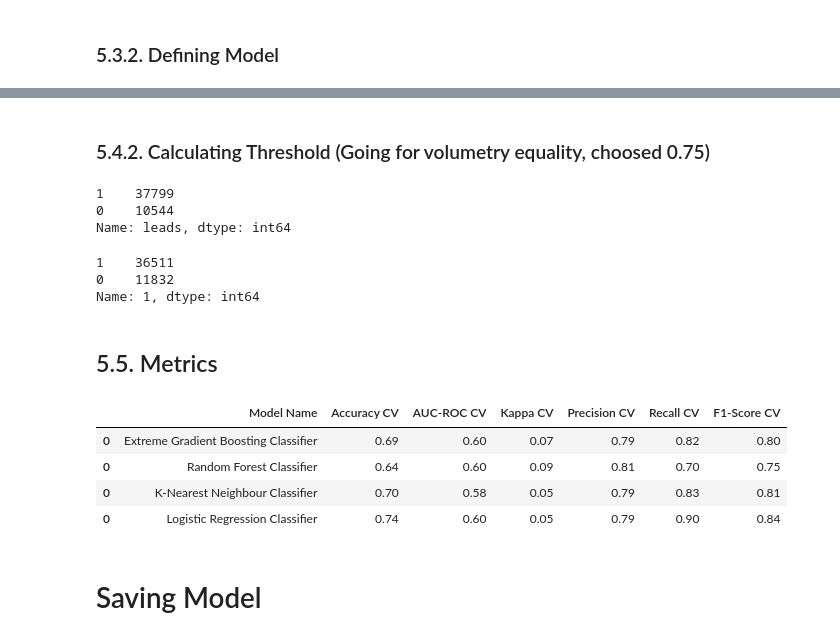
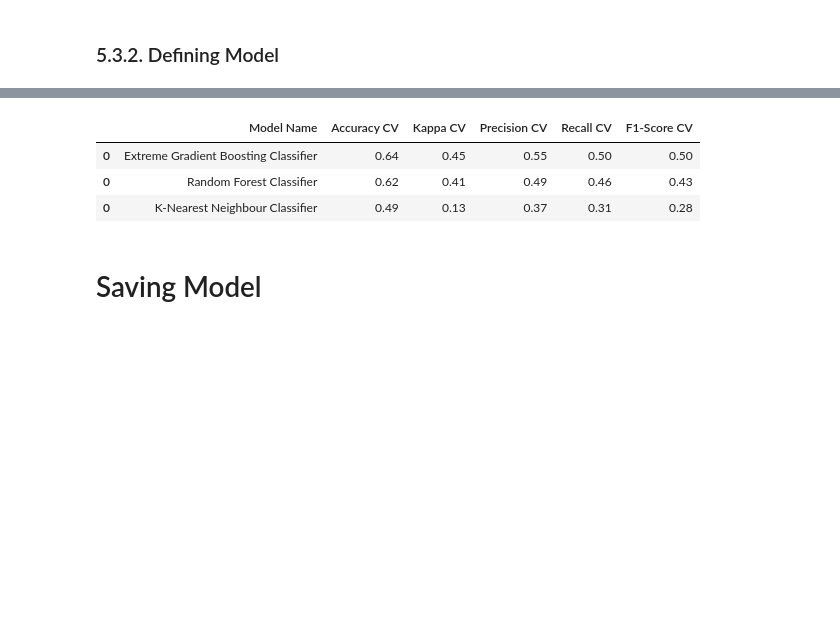
Before and after one commit to Valcilio/product_categorization, a Jupyter notebook: notebooks/03-model_evaluation_classification.ipynb, the cells around one changed output, grey strips where cells are left out. Saved outputs shown, nothing was run; the diff lists cells and outputs as text; code cells hidden in the pictures; blank space fills up the shorter version.

```diff
--- a/notebooks/03-model_evaluation_classification.ipynb
+++ b/notebooks/03-model_evaluation_classification.ipynb
@@ -64,11 +62,12 @@ X_train, X_val, y_train, y_val = train_test_split(X, y, test_size=0.2, random_st
 # these params was choosed by the fine tuning process above
 xgb_params = {'reg_lambda': 0,
             'reg_alpha': 30,
-            'n_estimators': 30,
-            'min_child_weight': 6,
-            'max_depth': 15,
-            'gamma': 3,
-            'colsample_bytree': 0.5}
+            'n_estimators': 120,
+            'min_child_weight': 8,
+            'max_depth': 12,
+            'gamma': 6,
+            'colsample_bytree': 0.5,
+            'objective':'multi:softmax'}
 
 xgb_model = XGBClassifier(**xgb_params)
 # %% [markdown]
@@ -132,7 +110,8 @@ Name: 1, dtype: int64
 rf_params = {'n_estimators': 120,
             'min_samples_split': 2,
             'min_samples_leaf': 4,
-            'max_depth': 4}
+            'max_depth': 4,
+            'criterion': 'entropy'}
 
 rf_model = RandomForestClassifier(**rf_params)
 # %% [markdown]
@@ -186,4 +150,4 @@ Name: 1, dtype: int64
 # %%
 # these params was choosed by the fine tuning process above
 knn_params = {'n_neighbors': 45, 'leaf_size': 35}
-knn_model = KNeighborsClassifier(**knn_params).fit(X, y)
+knn_model = KNeighborsClassifier(**knn_params)
@@ -211,44 +156,23 @@ lr_model = LogisticRegression().fit(X, y)
-# %% [markdown]
-### 5.4.2. Calculating Threshold (Going for volumetry equality, choosed 0.75)
-# %%
-y.value_counts()
-# %% [output]
-1    37799
-0    10544
-Name: leads, dtype: int64
-# %%
-yhat = pd.DataFrame(lr_model.predict_proba(X))[1]
-yhat.apply(lambda x: 0 if x <= 0.75 else 1).value_counts()
-# %% [output]
-1    36511
-0    11832
-Name: 1, dtype: int64
-# %% [markdown]
-## 5.5. Metrics
 # %%
 model_validator = ModelValidator(model_name='Extreme Gradient Boosting Classifier', model=xgb_model, X=X, y=y)
-xgb_cv = model_validator.kfolds_cross_val_class(cv=10, threshold=0.73)
+xgb_cv = model_validator.kfolds_cross_val_multiclass(cv=10)
 
 model_validator = ModelValidator(model_name='Random Forest Classifier', model=rf_model, X=X, y=y)
-rf_cv = model_validator.kfolds_cross_val_class(cv=10, threshold=0.75)
+rf_cv = model_validator.kfolds_cross_val_multiclass(cv=10)
 
 model_validator = ModelValidator(model_name='K-Nearest Neighbour Classifier', model=knn_model, X=X, y=y)
-knn_cv = model_validator.kfolds_cross_val_class(cv=10, threshold=0.71)
-
-model_validator = ModelValidator(model_name='Logistic Regression Classifier', model=lr_model, X=X, y=y)
-lr_cv = model_validator.kfolds_cross_val_class(cv=10, threshold=0.74)
+knn_cv = model_validator.kfolds_cross_val_multiclass(cv=10)
 # %%
-cv_perf = pd.concat([xgb_cv, rf_cv, knn_cv, lr_cv], axis=0)
+cv_perf = pd.concat([xgb_cv, rf_cv, knn_cv], axis=0)
 cv_perf
 
 # XGBoost aparently to be the most reliable model because their metrics are not very big or very slow
 # Then XGBoost is the model who is going to be used in deployment here
 # %% [output]
-|  | Model Name | Accuracy CV | AUC-ROC CV | Kappa CV | Precision CV | Recall CV | F1-Score CV |
-| 0 | Extreme Gradient Boosting Classifier | 0.69 | 0.60 | 0.07 | 0.79 | 0.82 | 0.80 |
-| 0 | Random Forest Classifier | 0.64 | 0.60 | 0.09 | 0.81 | 0.70 | 0.75 |
-| 0 | K-Nearest Neighbour Classifier | 0.70 | 0.58 | 0.05 | 0.79 | 0.83 | 0.81 |
-| 0 | Logistic Regression Classifier | 0.74 | 0.60 | 0.05 | 0.79 | 0.90 | 0.84 |
+|  | Model Name | Accuracy CV | Kappa CV | Precision CV | Recall CV | F1-Score CV |
+| 0 | Extreme Gradient Boosting Classifier | 0.64 | 0.45 | 0.55 | 0.50 | 0.50 |
+| 0 | Random Forest Classifier | 0.62 | 0.41 | 0.49 | 0.46 | 0.43 |
+| 0 | K-Nearest Neighbour Classifier | 0.49 | 0.13 | 0.37 | 0.31 | 0.28 |
 # %% [markdown]
 # Saving Model
 # %%
```
Also changed, not shown: parts of 20 cells of this notebook, 28 other files.
